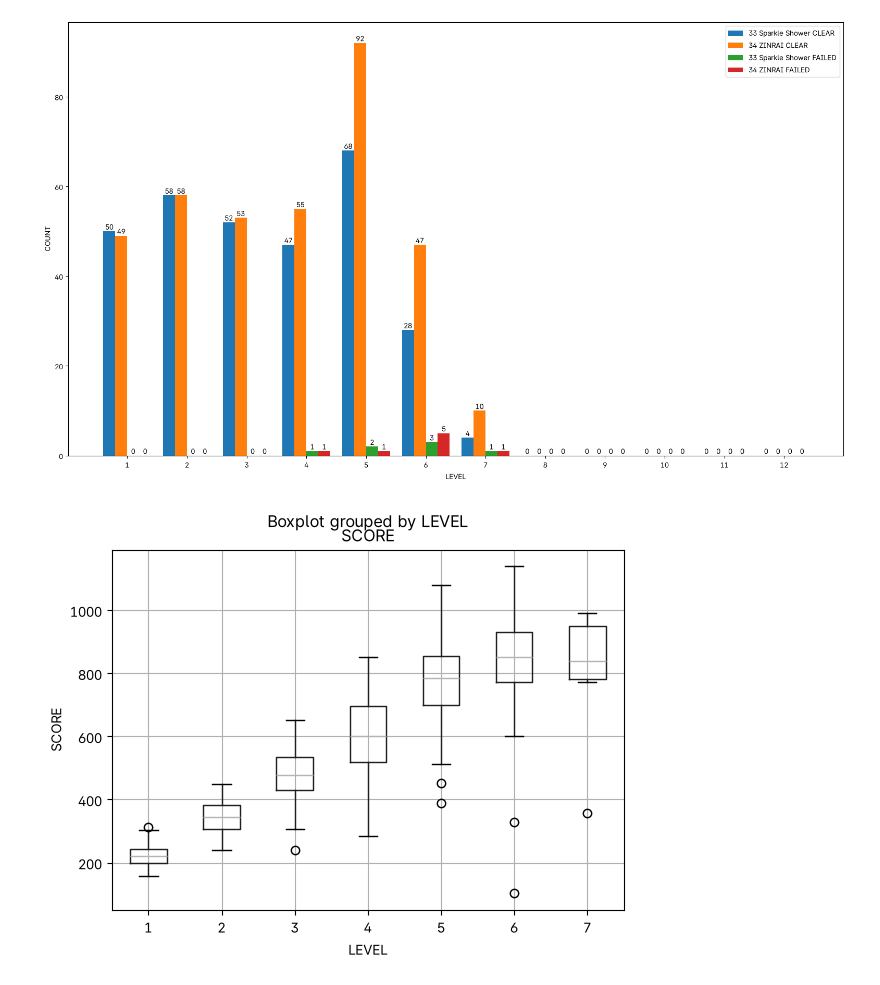
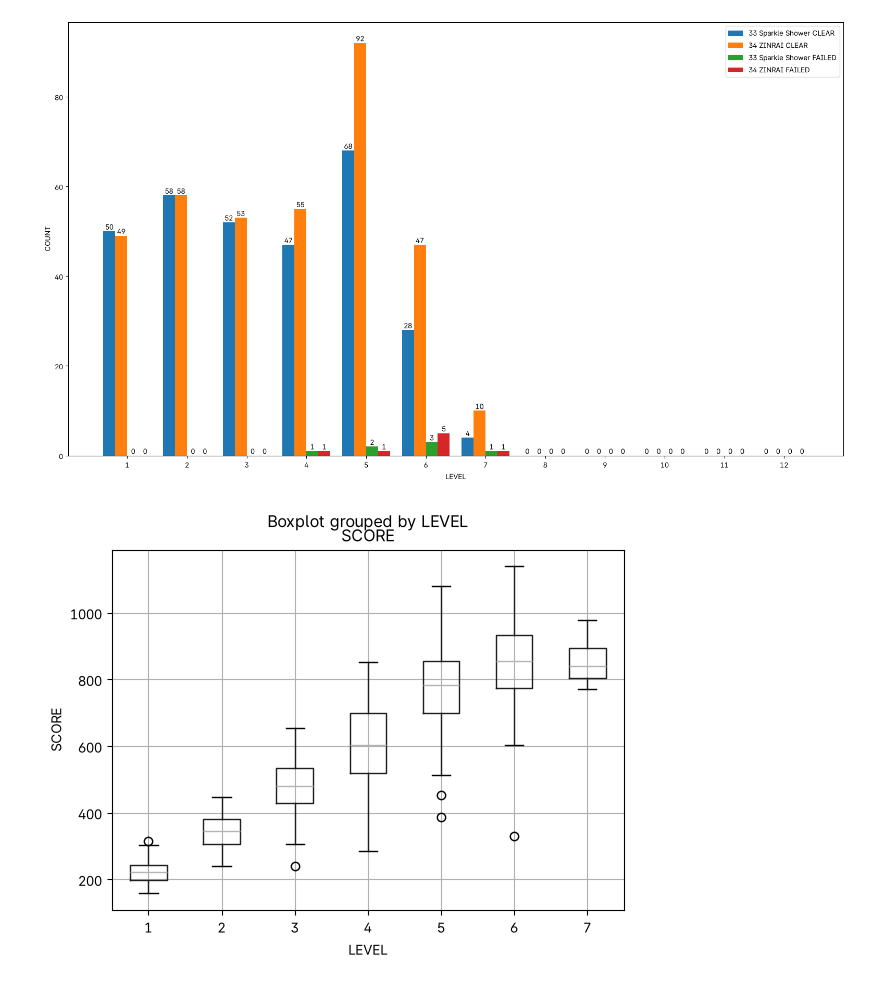
Before and after one commit to pji2918/py, a Jupyter notebook: iidxanalysis.ipynb, the cells around one changed output. Drawn from its saved outputs; the diff is of its cells as text; code cells hidden in the pictures.

```diff
--- a/iidxanalysis.ipynb
+++ b/iidxanalysis.ipynb
@@ -416,9 +416,11 @@ plt.show()
 # %% [output]
 [figure]
 # %%
-cleaned_data: pd.DataFrame = merged_data1[merged_data1["SCORE"] > 0][["LEVEL", "SCORE"]]
+cleaned_data: pd.DataFrame = merged_data1[
+    (merged_data1["CLEAR TYPE"] != "NO PLAY") & (merged_data1["MISS COUNT"] >= 0)
+]
 cleaned_data.boxplot(column="SCORE", by="LEVEL")
 plt.ylabel("SCORE")
 plt.show()
 # %% [output]
-[figure, old version]
+[figure, new version]
```
Also changed, not shown: parts of 4 cells of this notebook.
